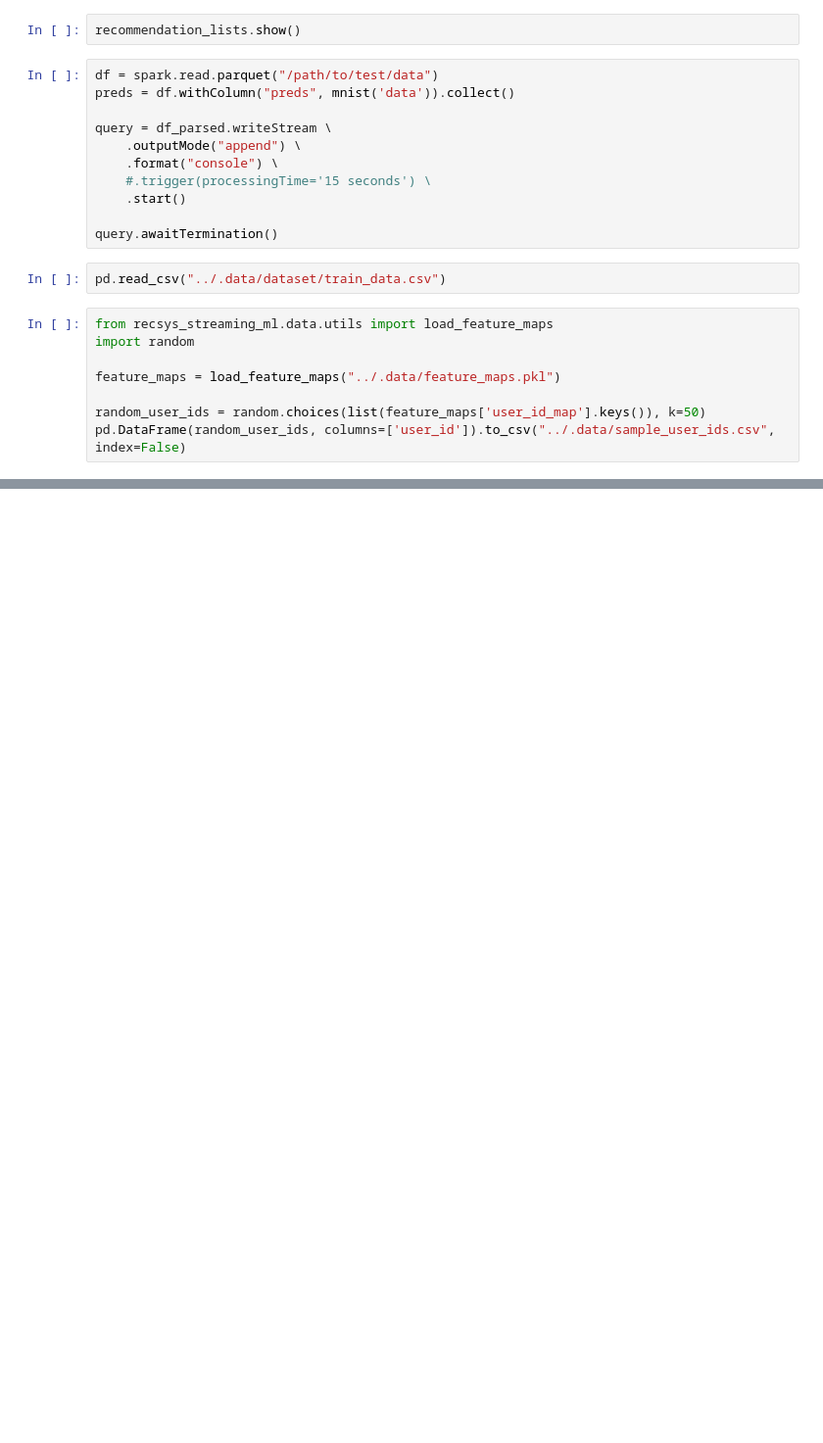
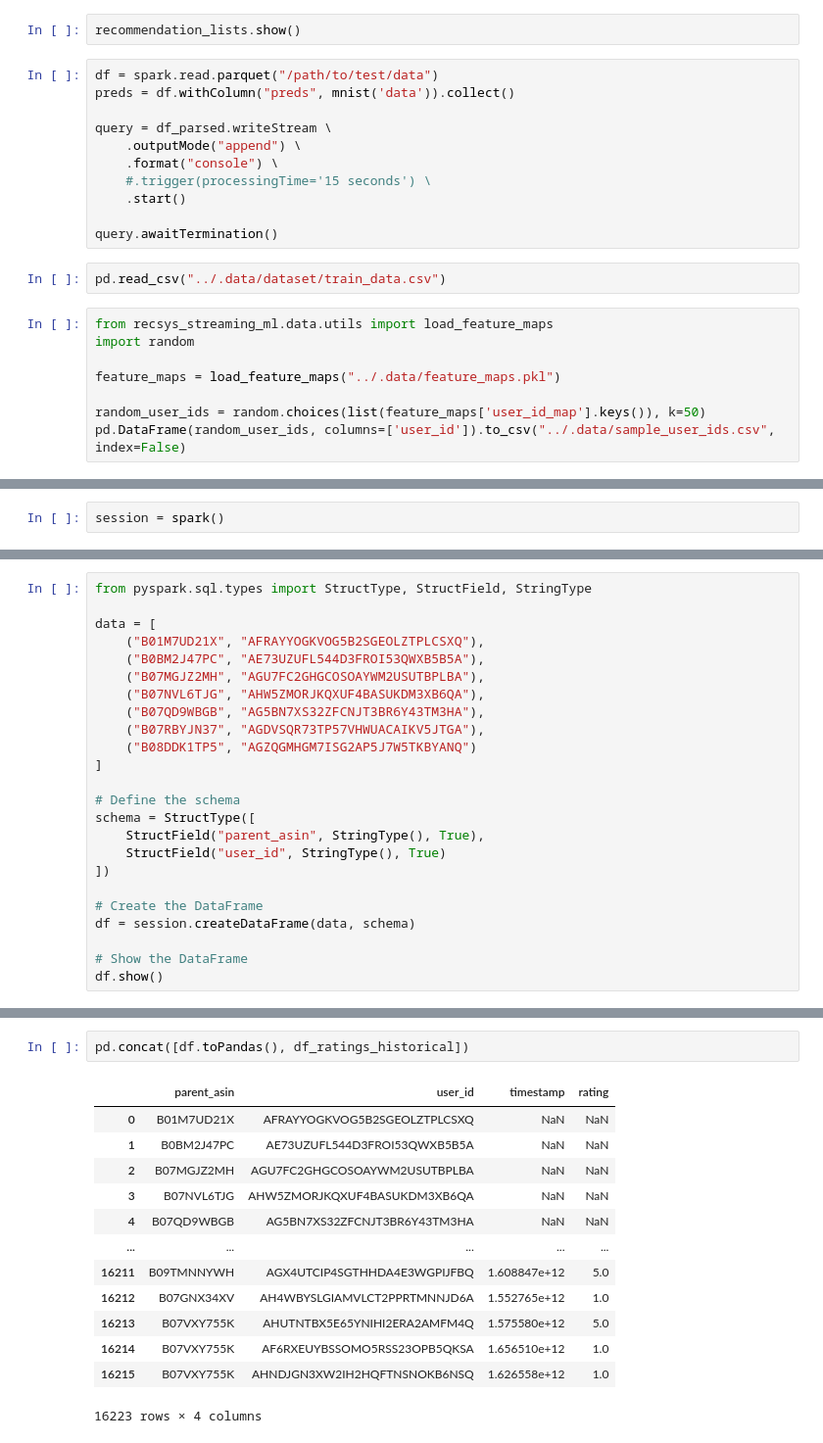
Before and after one commit to milymilek/recsys-streaming, a Jupyter notebook: recsys-streaming-ml/notebooks/spark.ipynb, the cells around one changed output, grey strips where cells are left out. Shown: that part at 98% size. Cells and saved outputs as stored; diff of their text form; blank space fills up the shorter version.

```diff
--- a/recsys-streaming-ml/notebooks/spark.ipynb
+++ b/recsys-streaming-ml/notebooks/spark.ipynb
@@ -296,0 +306,2 @@ pd.DataFrame(random_user_ids, columns=['user_id']).to_csv("../.data/sample_user_
+# %%
+session = spark()
@@ -296,0 +436,24 @@ pd.DataFrame(random_user_ids, columns=['user_id']).to_csv("../.data/sample_user_
+# %%
+from pyspark.sql.types import StructType, StructField, StringType
+
+data = [
+    ("B01M7UD21X", "AFRAYYOGKVOG5B2SGEOLZTPLCSXQ"),
+    ("B0BM2J47PC", "AE73UZUFL544D3FROI53QWXB5B5A"),
+    ("B07MGJZ2MH", "AGU7FC2GHGCOSOAYWM2USUTBPLBA"),
+    ("B07NVL6TJG", "AHW5ZMORJKQXUF4BASUKDM3XB6QA"),
+    ("B07QD9WBGB", "AG5BN7XS32ZFCNJT3BR6Y43TM3HA"),
+    ("B07RBYJN37", "AGDVSQR73TP57VHWUACAIKV5JTGA"),
+    ("B08DDK1TP5", "AGZQGMHGM7ISG2AP5J7W5TKBYANQ")
+]
+
+# Define the schema
+schema = StructType([
+    StructField("parent_asin", StringType(), True),
+    StructField("user_id", StringType(), True)
+])
+
+# Create the DataFrame
+df = session.createDataFrame(data, schema)
+
+# Show the DataFrame
+df.show()
@@ -296,0 +483,16 @@ pd.DataFrame(random_user_ids, columns=['user_id']).to_csv("../.data/sample_user_
+# %%
+pd.concat([df.toPandas(), df_ratings_historical])
+# %% [output]
+|  | parent_asin | user_id | timestamp | rating |
+| 0 | B01M7UD21X | AFRAYYOGKVOG5B2SGEOLZTPLCSXQ | NaN | NaN |
+| 1 | B0BM2J47PC | AE73UZUFL544D3FROI53QWXB5B5A | NaN | NaN |
+| 2 | B07MGJZ2MH | AGU7FC2GHGCOSOAYWM2USUTBPLBA | NaN | NaN |
+| 3 | B07NVL6TJG | AHW5ZMORJKQXUF4BASUKDM3XB6QA | NaN | NaN |
+| 4 | B07QD9WBGB | AG5BN7XS32ZFCNJT3BR6Y43TM3HA | NaN | NaN |
+| ... | ... | ... | ... | ... |
+| 16211 | B09TMNNYWH | AGX4UTCIP4SGTHHDA4E3WGPIJFBQ | 1.608847e+12 | 5.0 |
+| 16212 | B07GNX34XV | AH4WBYSLGIAMVLCT2PPRTMNNJD6A | 1.552765e+12 | 1.0 |
+| 16213 | B07VXY755K | AHUTNTBX5E65YNIHI2ERA2AMFM4Q | 1.575580e+12 | 5.0 |
+| 16214 | B07VXY755K | AF6RXEUYBSSOMO5RSS23OPB5QKSA | 1.656510e+12 | 1.0 |
+| 16215 | B07VXY755K | AHNDJGN3XW2IH2HQFTNSNOKB6NSQ | 1.626558e+12 | 1.0 |
+16223 rows × 4 columns
```
Also changed, not shown: parts of 20 cells of this notebook, 9 other files.
